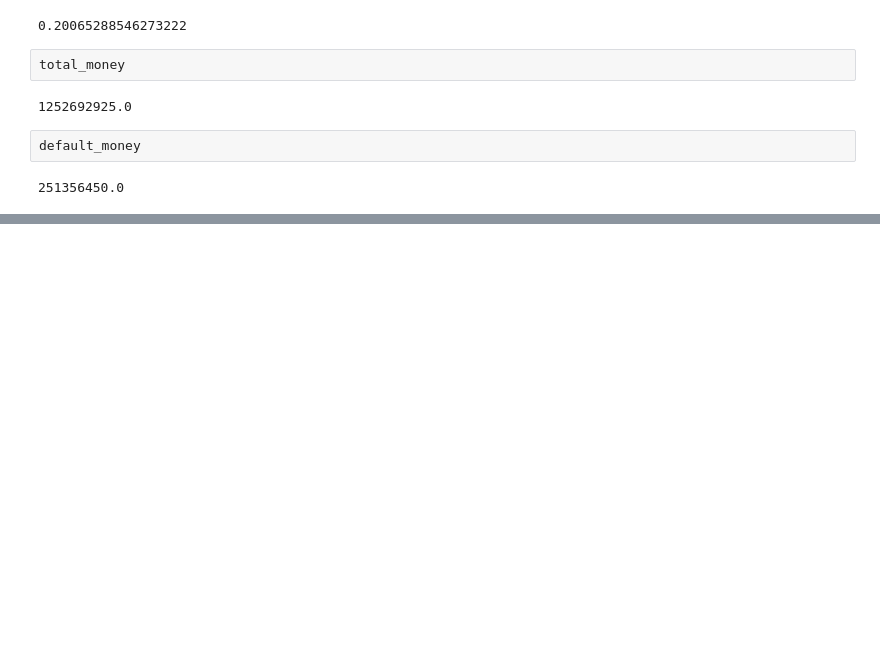
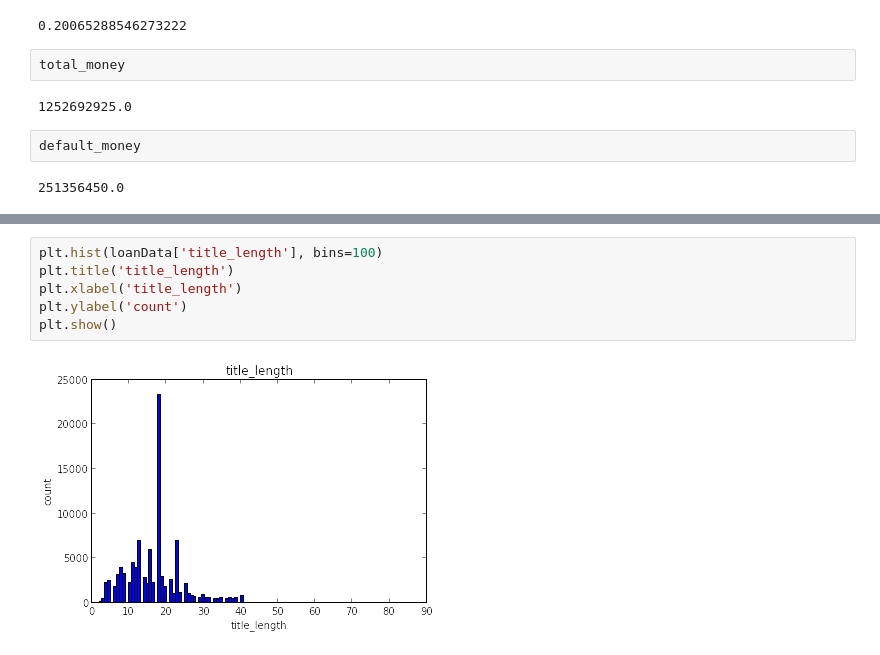
Before and after one commit to abradle2/LendingLounge, a Jupyter notebook: data_visualization.ipynb, the cells around one changed output, grey strips where cells are left out. Saved outputs shown, nothing was run; the diff lists cells and outputs as text; blank space fills up the shorter version.

```diff
--- a/data_visualization.ipynb
+++ b/data_visualization.ipynb
@@ -373,0 +459,8 @@ default_money
+# %%
+plt.hist(loanData['title_length'], bins=100)
+plt.title('title_length')
+plt.xlabel('title_length')
+plt.ylabel('count')
+plt.show()
+# %% [output]
+[figure, added]
```
Also changed, not shown: parts of 28 cells of this notebook, 14 other files.
